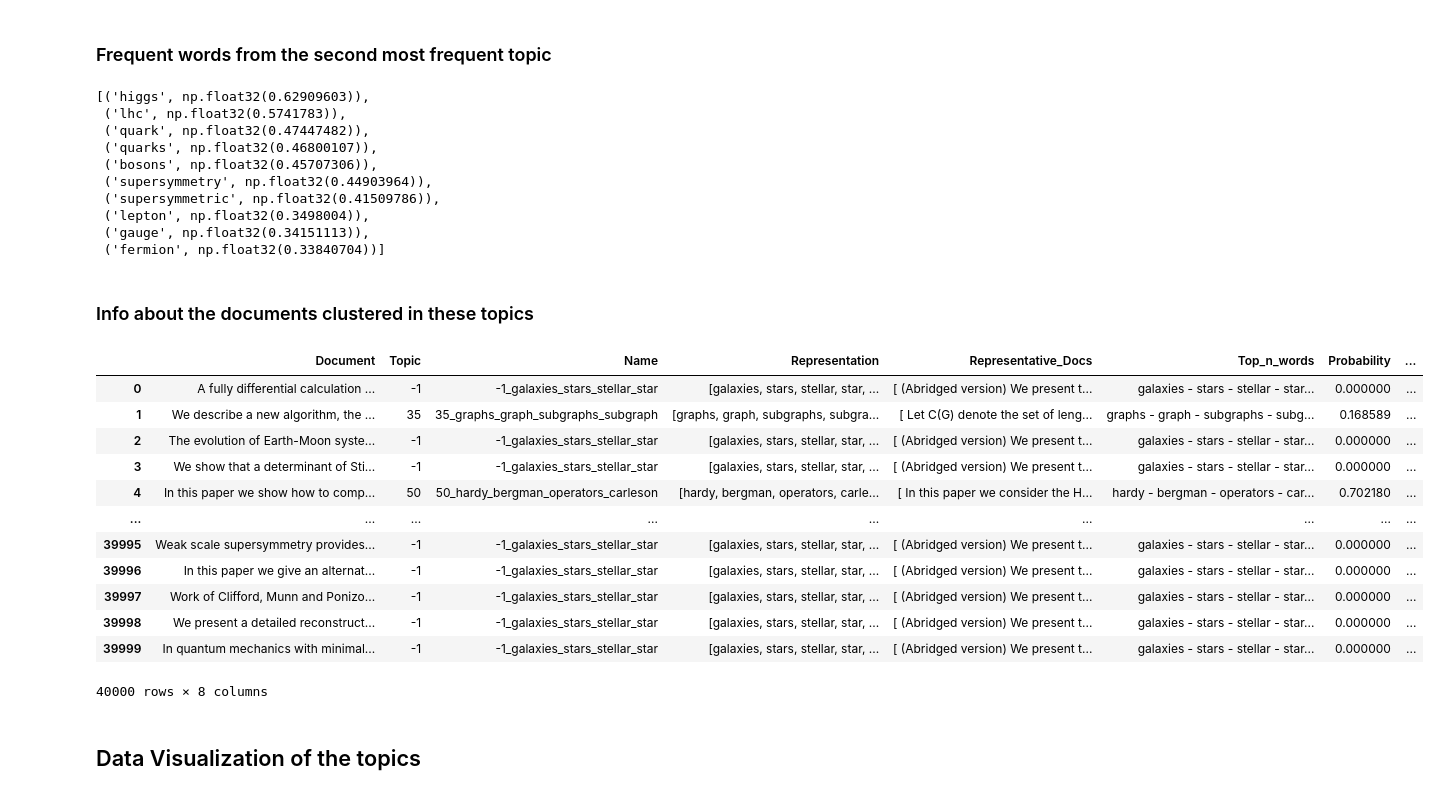
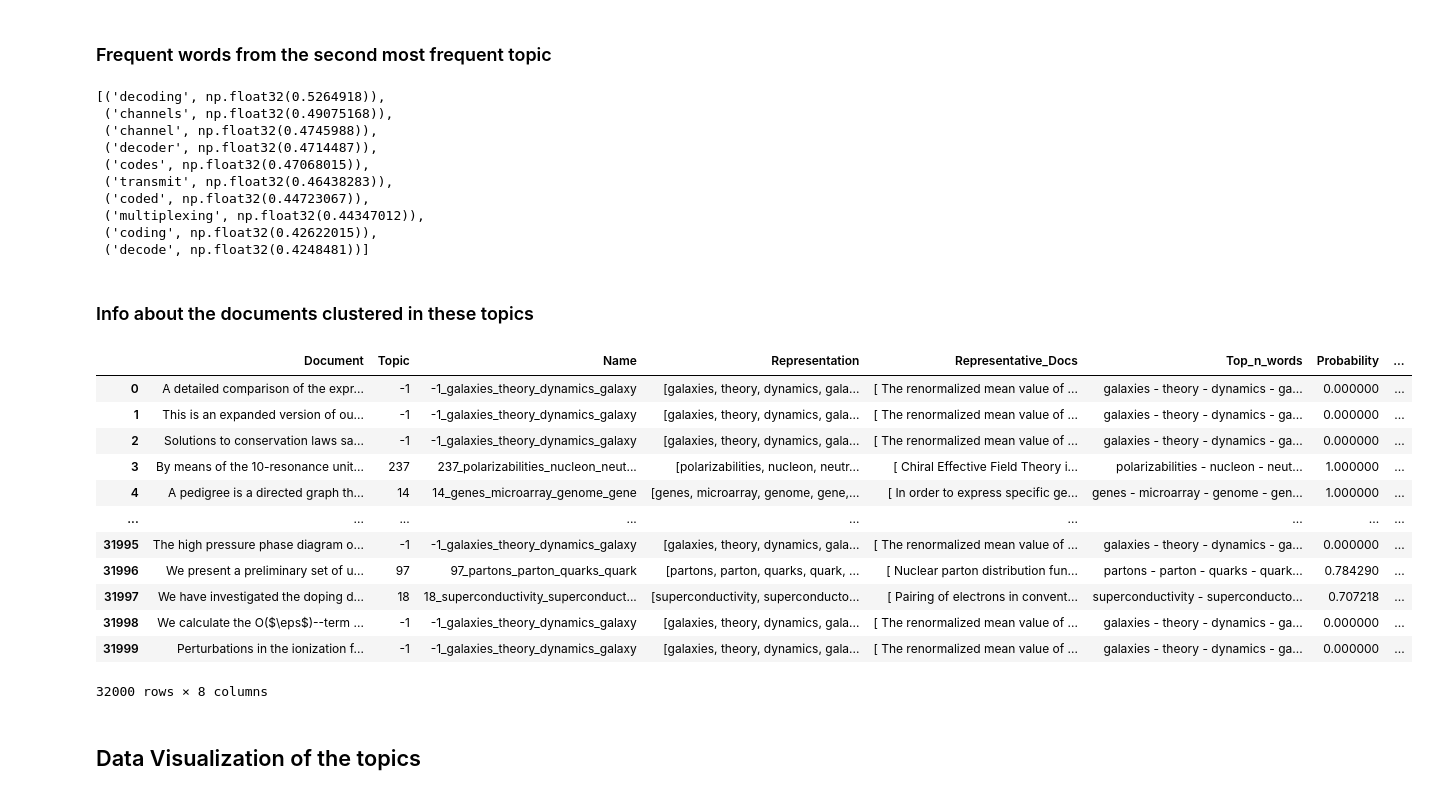
Before and after one commit to Hekaton003/VNP-proektna, a Jupyter notebook: VNP_proekt.ipynb, the cells around one changed output. Cells and saved outputs as stored; diff of their text form; code cells hidden in the pictures.

```diff
--- a/VNP_proekt.ipynb
+++ b/VNP_proekt.ipynb
@@ -104,7 +110,7 @@ dataset
 | 39999 | quant-ph | In quantum mechanics with minimal... |
 40000 rows × 2 columns
 # %%
-threshold = 100
+threshold = 334
 val_counts = dataset['categories'].value_counts()
 rare_categories = val_counts[val_counts < threshold].index
 dataset['categories'] = dataset['categories'].apply(
@@ -139,3 +145,8 @@ len(dataset['categories'].value_counts())
+# %%
+X_train, X_test, y_train, y_test = train_test_split(
+    dataset['abstract'], dataset['categories'], test_size=0.2,
+    stratify=dataset['categories'], random_state=42
+)
 # %% [markdown]
 ## Create the BertTopic unsupervised Model 1
 # %%
@@ -145,7 +156,7 @@ embedding_model = SentenceTransformer("all-MiniLM-L12-v2")
 umap_model = UMAP(n_neighbors=15, n_components=5, min_dist=0.0, metric='cosine')
 
 # Step 3 - Cluster reduced embeddings
-hdbscan_model = HDBSCAN(min_cluster_size=15, metric='euclidean', cluster_selection_method='eom', prediction_data=True)
+hdbscan_model = HDBSCAN(min_cluster_size=15,allow_single_cluster=True,metric='euclidean', algorithm='best', cluster_selection_method='eom', prediction_data=True)
 
 # Step 4 - Tokenize topics
 vectorizer_model = CountVectorizer(stop_words="english")
@@ -167,4 +178,4 @@ topic_model = BERTopic(
   representation_model=representation_model # Step 6 - (Optional) Fine-tune topic representations
 )
 # %%
-topics,probs = topic_model.fit_transform(dataset['abstract'])
+topics,probs = topic_model.fit_transform(X_train.tolist())
@@ -203,34 +237,34 @@ topic_model.get_topic_info()
 # %%
 topic_model.get_topic(0)
 # %% [output]
-[('higgs', np.float32(0.62909603)),
- ('lhc', np.float32(0.5741783)),
- ('quark', np.float32(0.47447482)),
- ('quarks', np.float32(0.46800107)),
- ('bosons', np.float32(0.45707306)),
- ('supersymmetry', np.float32(0.44903964)),
- ('supersymmetric', np.float32(0.41509786)),
- ('lepton', np.float32(0.3498004)),
- ('gauge', np.float32(0.34151113)),
- ('fermion', np.float32(0.33840704))]
+[('decoding', np.float32(0.5264918)),
+ ('channels', np.float32(0.49075168)),
+ ('channel', np.float32(0.4745988)),
+ ('decoder', np.float32(0.4714487)),
+ ('codes', np.float32(0.47068015)),
+ ('transmit', np.float32(0.46438283)),
+ ('coded', np.float32(0.44723067)),
+ ('multiplexing', np.float32(0.44347012)),
+ ('coding', np.float32(0.42622015)),
+ ('decode', np.float32(0.4248481))]
 # %% [markdown]
 ### Info about the documents clustered in these topics
 # %%
-topic_model.get_document_info(dataset['abstract'])
+topic_model.get_document_info(X_train)
 # %% [output]
 |  | Document | Topic | Name | Representation | Representative_Docs | Top_n_words | Probability | ... |
-| 0 | A fully differential calculation ... | -1 | -1_galaxies_stars_stellar_star | [galaxies, stars, stellar, star, ... | [ (Abridged version) We present t... | galaxies - stars - stellar - star... | 0.000000 | ... |
-| 1 | We describe a new algorithm, the ... | 35 | 35_graphs_graph_subgraphs_subgraph | [graphs, graph, subgraphs, subgra... | [ Let C(G) denote the set of leng... | graphs - graph - subgraphs - subg... | 0.168589 | ... |
-| 2 | The evolution of Earth-Moon syste... | -1 | -1_galaxies_stars_stellar_star | [galaxies, stars, stellar, star, ... | [ (Abridged version) We present t... | galaxies - stars - stellar - star... | 0.000000 | ... |
-| 3 | We show that a determinant of Sti... | -1 | -1_galaxies_stars_stellar_star | [galaxies, stars, stellar, star, ... | [ (Abridged version) We present t... | galaxies - stars - stellar - star... | 0.000000 | ... |
-| 4 | In this paper we show how to comp... | 50 | 50_hardy_bergman_operators_carleson | [hardy, bergman, operators, carle... | [ In this paper we consider the H... | hardy - bergman - operators - car... | 0.702180 | ... |
+| 0 | A detailed comparison of the expr... | -1 | -1_galaxies_theory_dynamics_galaxy | [galaxies, theory, dynamics, gala... | [ The renormalized mean value of ... | galaxies - theory - dynamics - ga... | 0.000000 | ... |
+| 1 | This is an expanded version of ou... | -1 | -1_galaxies_theory_dynamics_galaxy | [galaxies, theory, dynamics, gala... | [ The renormalized mean value of ... | galaxies - theory - dynamics - ga... | 0.000000 | ... |
+| 2 | Solutions to conservation laws sa... | -1 | -1_galaxies_theory_dynamics_galaxy | [galaxies, theory, dynamics, gala... | [ The renormalized mean value of ... | galaxies - theory - dynamics - ga... | 0.000000 | ... |
+| 3 | By means of the 10-resonance unit... | 237 | 237_polarizabilities_nucleon_neut... | [polarizabilities, nucleon, neutr... | [ Chiral Effective Field Theory i... | polarizabilities - nucleon - neut... | 1.000000 | ... |
+| 4 | A pedigree is a directed graph th... | 14 | 14_genes_microarray_genome_gene | [genes, microarray, genome, gene,... | [ In order to express specific ge... | genes - microarray - genome - gen... | 1.000000 | ... |
 | ... | ... | ... | ... | ... | ... | ... | ... | ... |
-| 39995 | Weak scale supersymmetry provides... | -1 | -1_galaxies_stars_stellar_star | [galaxies, stars, stellar, star, ... | [ (Abridged version) We present t... | galaxies - stars - stellar - star... | 0.000000 | ... |
-| 39996 | In this paper we give an alternat... | -1 | -1_galaxies_stars_stellar_star | [galaxies, stars, stellar, star, ... | [ (Abridged version) We present t... | galaxies - stars - stellar - star... | 0.000000 | ... |
-| 39997 | Work of Clifford, Munn and Ponizo... | -1 | -1_galaxies_stars_stellar_star | [galaxies, stars, stellar, star, ... | [ (Abridged version) We present t... | galaxies - stars - stellar - star... | 0.000000 | ... |
-| 39998 | We present a detailed reconstruct... | -1 | -1_galaxies_stars_stellar_star | [galaxies, stars, stellar, star, ... | [ (Abridged version) We present t... | galaxies - stars - stellar - star... | 0.000000 | ... |
-| 39999 | In quantum mechanics with minimal... | -1 | -1_galaxies_stars_stellar_star | [galaxies, stars, stellar, star, ... | [ (Abridged version) We present t... | galaxies - stars - stellar - star... | 0.000000 | ... |
+| 31995 | The high pressure phase diagram o... | -1 | -1_galaxies_theory_dynamics_galaxy | [galaxies, theory, dynamics, gala... | [ The renormalized mean value of ... | galaxies - theory - dynamics - ga... | 0.000000 | ... |
+| 31996 | We present a preliminary set of u... | 97 | 97_partons_parton_quarks_quark | [partons, parton, quarks, quark, ... | [ Nuclear parton distribution fun... | partons - parton - quarks - quark... | 0.784290 | ... |
+| 31997 | We have investigated the doping d... | 18 | 18_superconductivity_superconduct... | [superconductivity, superconducto... | [ Pairing of electrons in convent... | superconductivity - superconducto... | 0.707218 | ... |
+| 31998 | We calculate the O($\eps$)--term ... | -1 | -1_galaxies_theory_dynamics_galaxy | [galaxies, theory, dynamics, gala... | [ The renormalized mean value of ... | galaxies - theory - dynamics - ga... | 0.000000 | ... |
+| 31999 | Perturbations in the ionization f... | -1 | -1_galaxies_theory_dynamics_galaxy | [galaxies, theory, dynamics, gala... | [ The renormalized mean value of ... | galaxies - theory - dynamics - ga... | 0.000000 | ... |
-40000 rows × 8 columns
+32000 rows × 8 columns
 # %% [markdown]
 ## Data Visualization of the topics
 # %%
```
Also changed, not shown: parts of 44 cells of this notebook, 1 other file.
